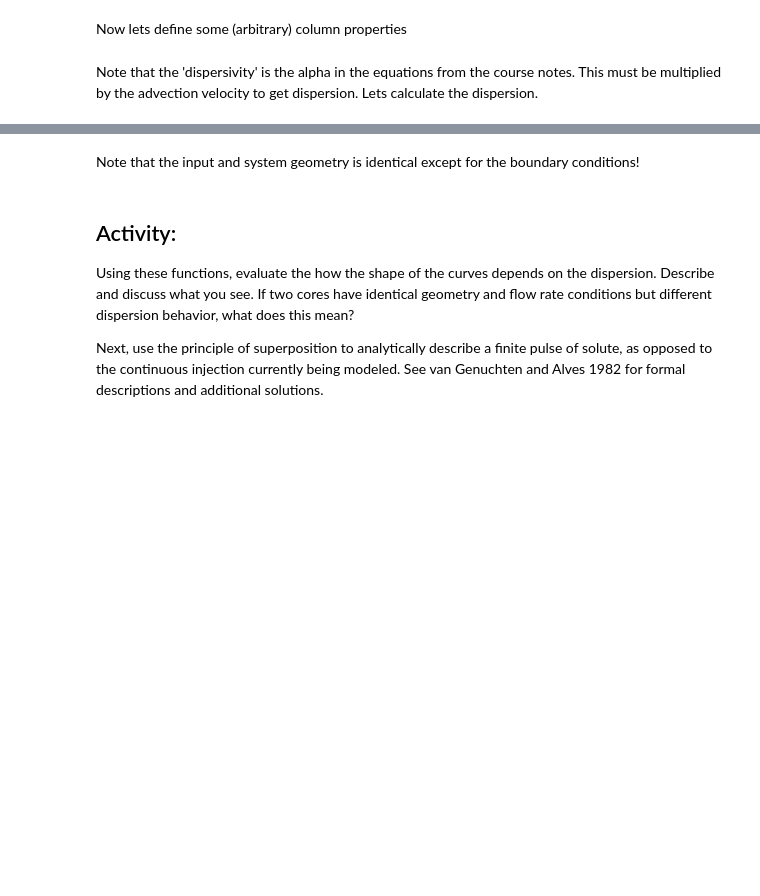
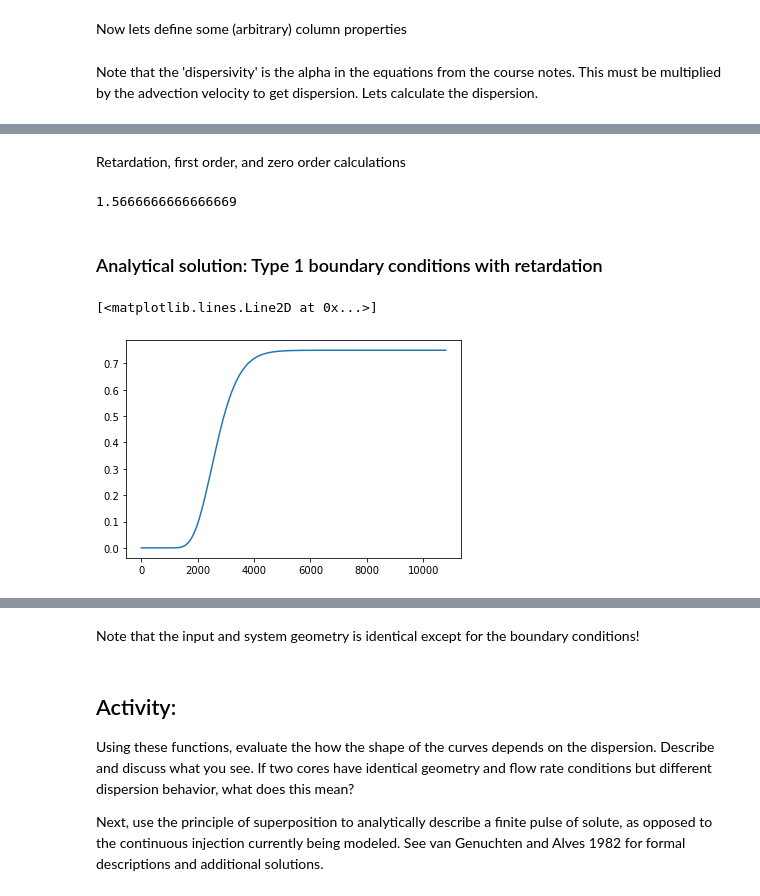
Before and after one commit to zahasky/Contaminant-Hydrogeology-Activities, a Jupyter notebook: First Order Reactions.ipynb, the cells around one changed output, grey strips where cells are left out. Cells and saved outputs as stored; diff of their text form; code cells hidden in the pictures; blank space fills up the shorter version.

Commit message:
reaction analytical notebook nearly done

```diff
--- a/First Order Reactions.ipynb
+++ b/First Order Reactions.ipynb
@@ -54,10 +54,13 @@ Now let's use an analtyical model to describe the transport of a solute experien
 # %%
 # length of experiment (time in seconds)
-experiment_length = 60*30;
+experiment_length = 60*180;
 # define a time vector to calculate the analytical solution at many different times at once (this is vectorization!)
-t = np.linspace(0.1, experiment_length, num=100)
+t = np.linspace(0.1, experiment_length, num=1000)
+# If injecting a pulse give the time of pulse injection (in seconds)
+# for t0. If modeling a continous source then t0 = 0
+t0 = 0
 # Injection rate (mL/min)
-q = 5
+q = 2
 # Injected concentration
 C0 = 1
 # Initial concentration
@@ -87 +112,72 @@ D = v*dispersivity
+# %% [markdown]
+Retardation, first order, and zero order calculations
+# %%
+# Sorption parameter calculation
+# retardation factor (R)
+R = 1 + rho*k/phi
+print(R)
+
+# general zero-order constant
+gamma = gamma_w + gamma_s*rho/phi
+
+# general first-order decay constant
+mu = mu_w + mu_s*rho*k/phi
+# %% [output]
+1.5666666666666669
+# %% [markdown]
+### Analytical solution: Type 1 boundary conditions with retardation
+# %%
+# Retardation with 1st type BC (equation C5)
+# 'u' term identical in equation c5 and c6 (type 3 inlet)
+# Write out the name of each of these variables
+def ADEwR_type1_fun(x, t, v, D, R, gamma, mu, C0, t0, Ci):
+    u = v*(1+(4*mu*D/v**2))**(1/2)
+
+    # Note that the '\' means continued on the next line
+    Atrf = np.exp(-mu*t/R)*(1- (1/2)* \
+        erfc((R*x - v*t)/(2*(D*R*t)**(1/2))) - \
+        (1/2)*np.exp(v*x/D)*erfc((R*x + v*t)/(2*(D*R*t)**(1/2))))
+
+    # term with B(x, t)
+    Btrf = 1/2*np.exp((v-u)*x/(2*D))* \
+        erfc((R*x - u*t)/(2*(D*R*t)**(1/2))) \
+        + 1/2*np.exp((v+u)*x/(2*D))* erfc((R*x + u*t)/ \
+        (2*(D*R*t)**(1/2)))
+
+    # if a pulse type injection
+    if t0 > 0:
+        tt0 = t - t0
+
+        indices_below_zero = tt0 <= 0
+        # set values equal to 1 (but this could be anything)
+        tt0[indices_below_zero] = 1
+
+        Bttrf = 1/2*np.exp((v-u)*x/(2*D))* \
+            erfc((R*x - u*tt0)/(2*(D*R*tt0)**(1/2))) \
+            + 1/2*np.exp((v+u)*x/(2*D))* erfc((R*x + u*tt0)/ \
+            (2*(D*R*tt0)**(1/2)))
+
+        # Now set concentration at those negative times equal to 0
+        Bttrf[indices_below_zero] = 0
+
+        C_out = (gamma/mu)+ (Ci- gamma/mu)*Atrf + \
+            (C0 - gamma/mu)*Btrf - C0*Bttrf
+
+    else: # if a continous injection then ignore the Bttrf term (no superposition)
+        if mu >0:
+            C_out = (gamma/mu)+ (Ci- gamma/mu)*Atrf + (C0 - gamma/mu)*Btrf;
+        else: # if mu = 0 then we would get nans
+            C_out = (Ci)*Atrf + (C0)*Btrf
+
+
+    # Return the concentration (C) from this function
+    return C_out
+
+# Now call our function
+Retard_pulse_solution = ADEwR_type1_fun(x, t, v, D, R, gamma, mu, C0, t0, Ci)
+# Plot the results as a function of time
+plt.plot(t, Retard_pulse_solution)
+# %% [output]
+[<matplotlib.lines.Line2D at 0x...>]
+[figure, added]
 # %% [markdown]
```
Also changed, not shown: parts of 22 cells of this notebook, 2 other files.
